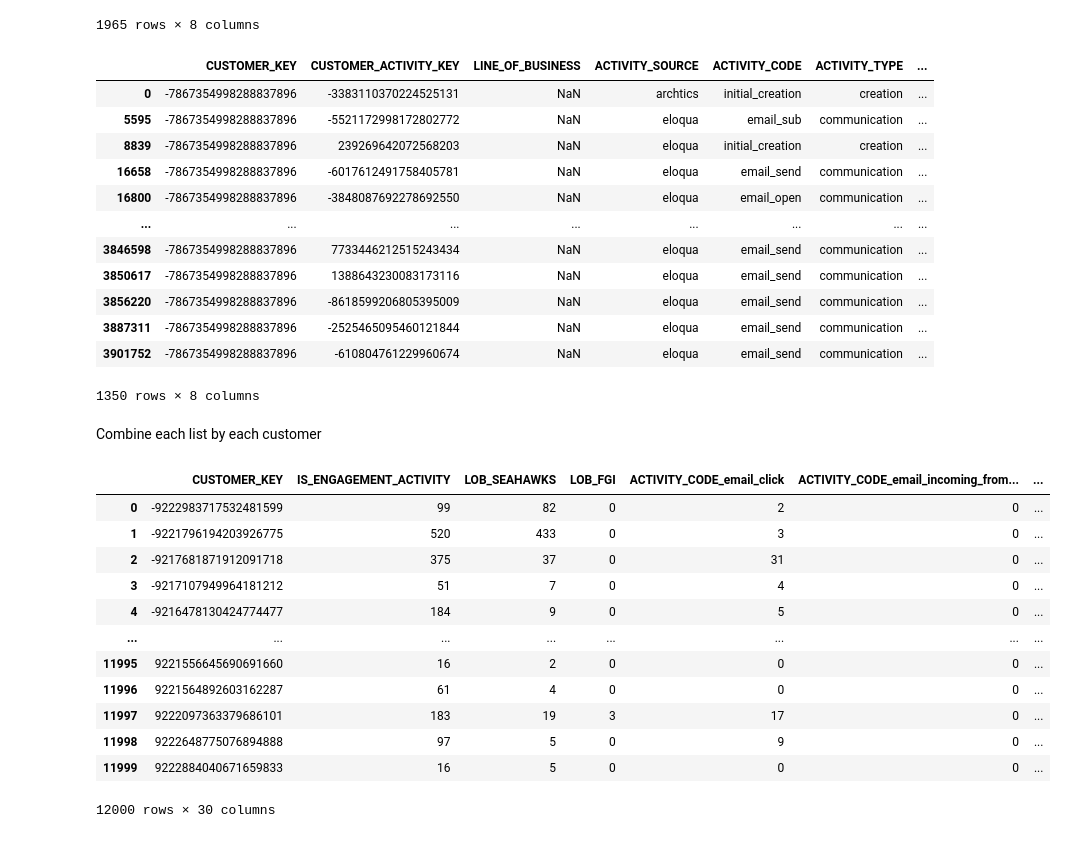
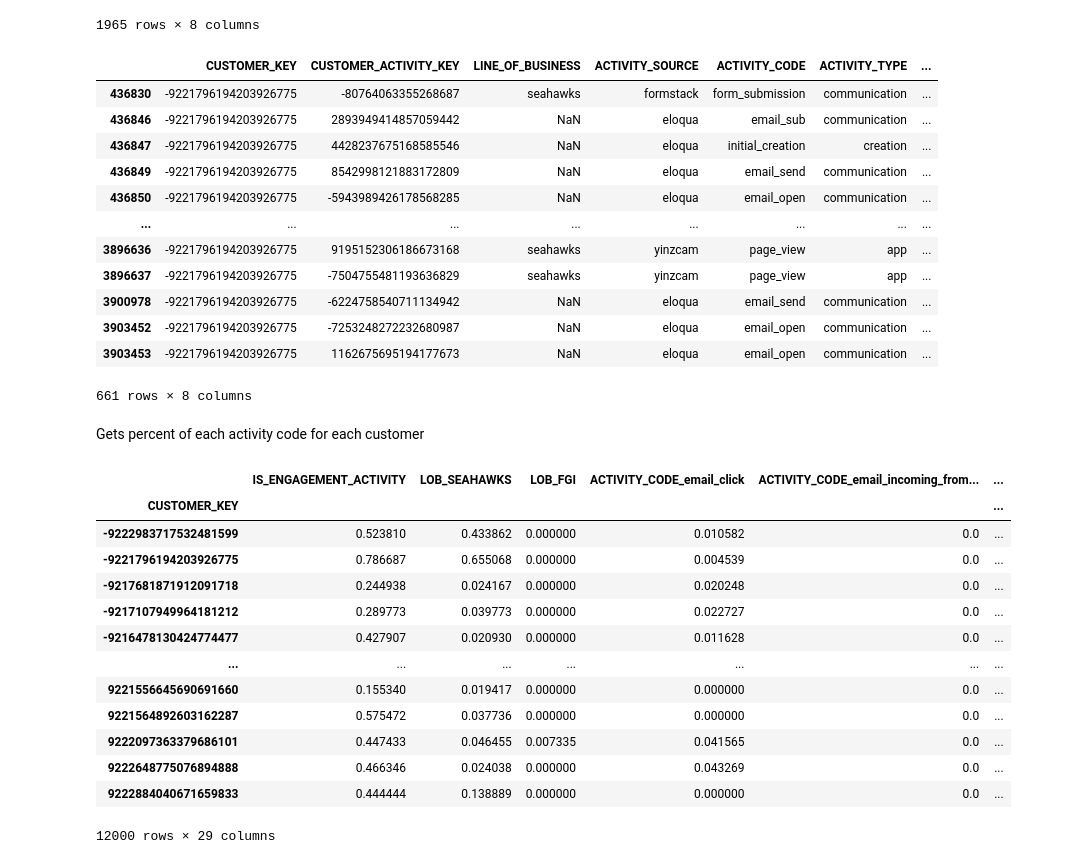
Before and after one commit to ddchamber/Seahawks, a Jupyter notebook: Data_Overview.ipynb, the cells around one changed output. Saved outputs shown, nothing was run; the diff lists cells and outputs as text; code cells hidden in the pictures.

Commit message:
standardized

```diff
--- a/Data_Overview.ipynb
+++ b/Data_Overview.ipynb
@@ -588,49 +588,54 @@ bp_member1
 | 1115850 | -2088124723136293548 | -7719541292943807324 | NaN | eloqua | email_send | communication | ... |
 1965 rows × 8 columns
 # %%
-stnl_member1 = stnl[stnl["CUSTOMER_KEY"] == -7867354998288837896]
+stnl_member1 = stnl[stnl["CUSTOMER_KEY"] == -9221796194203926775]
 stnl_member1
 # %% [output]
 |  | CUSTOMER_KEY | CUSTOMER_ACTIVITY_KEY | LINE_OF_BUSINESS | ACTIVITY_SOURCE | ACTIVITY_CODE | ACTIVITY_TYPE | ... |
-| 0 | -7867354998288837896 | -3383110370224525131 | NaN | archtics | initial_creation | creation | ... |
-| 5595 | -7867354998288837896 | -5521172998172802772 | NaN | eloqua | email_sub | communication | ... |
-| 8839 | -7867354998288837896 | 239269642072568203 | NaN | eloqua | initial_creation | creation | ... |
-| 16658 | -7867354998288837896 | -6017612491758405781 | NaN | eloqua | email_send | communication | ... |
-| 16800 | -7867354998288837896 | -3848087692278692550 | NaN | eloqua | email_open | communication | ... |
+| 436830 | -9221796194203926775 | -80764063355268687 | seahawks | formstack | form_submission | communication | ... |
+| 436846 | -9221796194203926775 | 2893949414857059442 | NaN | eloqua | email_sub | communication | ... |
+| 436847 | -9221796194203926775 | 4428237675168585546 | NaN | eloqua | initial_creation | creation | ... |
+| 436849 | -9221796194203926775 | 8542998121883172809 | NaN | eloqua | email_send | communication | ... |
+| 436850 | -9221796194203926775 | -5943989426178568285 | NaN | eloqua | email_open | communication | ... |
 | ... | ... | ... | ... | ... | ... | ... | ... |
-| 3846598 | -7867354998288837896 | 7733446212515243434 | NaN | eloqua | email_send | communication | ... |
-| 3850617 | -7867354998288837896 | 1388643230083173116 | NaN | eloqua | email_send | communication | ... |
-| 3856220 | -7867354998288837896 | -8618599206805395009 | NaN | eloqua | email_send | communication | ... |
-| 3887311 | -7867354998288837896 | -2525465095460121844 | NaN | eloqua | email_send | communication | ... |
-| 3901752 | -7867354998288837896 | -610804761229960674 | NaN | eloqua | email_send | communication | ... |
+| 3896636 | -9221796194203926775 | 9195152306186673168 | seahawks | yinzcam | page_view | app | ... |
+| 3896637 | -9221796194203926775 | -7504755481193636829 | seahawks | yinzcam | page_view | app | ... |
+| 3900978 | -9221796194203926775 | -6224758540711134942 | NaN | eloqua | email_send | communication | ... |
+| 3903452 | -9221796194203926775 | -7253248272232680987 | NaN | eloqua | email_open | communication | ... |
+| 3903453 | -9221796194203926775 | 1162675695194177673 | NaN | eloqua | email_open | communication | ... |
-1350 rows × 8 columns
+661 rows × 8 columns
-# %% [markdown]
-Combine each list by each customer
+# %% [markdown]
+Gets percent of each activity code for each customer
 # %%
-# Create copy to manipulate by removing avtivity key
+# Create copy to manipulate by removing activity key
 stnl_copy = stnl.copy()
 # Make dummy variables for LOB only counting non NaNs
 stnl_copy['LOB_SEAHAWKS'] = stnl_copy['LINE_OF_BUSINESS'] == "seahawks"
 stnl_copy['LOB_FGI'] = stnl_copy['LINE_OF_BUSINESS'] == "fgi"
 # Drop unneeded columns
 stnl_dropped = stnl_copy.drop(columns=['CUSTOMER_ACTIVITY_KEY','ACTIVITY_SOURCE','ACTIVITY_TYPE','ACTIVITY_DATETIME','LINE_OF_BUSINESS'])
 # Create dummy variables for AC into 1's and 0's
 stnl_dummy_code = pd.get_dummies(stnl_dropped, columns=['ACTIVITY_CODE'], drop_first=True)
 stnl_dummy_code = stnl_dummy_code.astype(int)
 # Group by indiv customer by summing unique activity codes
-stnl_grouped = stnl_dummy_code.groupby('CUSTOMER_KEY').sum().reset_index()
+stnl_grouped = stnl_dummy_code.groupby('CUSTOMER_KEY').sum()
+# Divide the summed values by the Row_Count for each customer to standardize
+row_counts = stnl_dummy_code.groupby('CUSTOMER_KEY').size()
+stnl_grouped = stnl_grouped.div(row_counts, axis=0)
+
 stnl_grouped
 # %% [output]
-|  | CUSTOMER_KEY | IS_ENGAGEMENT_ACTIVITY | LOB_SEAHAWKS | LOB_FGI | ACTIVITY_CODE_email_click | ACTIVITY_CODE_email_incoming_from... | ... |
-| 0 | -9222983717532481599 | 99 | 82 | 0 | 2 | 0 | ... |
-| 1 | -9221796194203926775 | 520 | 433 | 0 | 3 | 0 | ... |
-| 2 | -9217681871912091718 | 375 | 37 | 0 | 31 | 0 | ... |
-| 3 | -9217107949964181212 | 51 | 7 | 0 | 4 | 0 | ... |
-| 4 | -9216478130424774477 | 184 | 9 | 0 | 5 | 0 | ... |
-| ... | ... | ... | ... | ... | ... | ... | ... |
-| 11995 | 9221556645690691660 | 16 | 2 | 0 | 0 | 0 | ... |
-| 11996 | 9221564892603162287 | 61 | 4 | 0 | 0 | 0 | ... |
-| 11997 | 9222097363379686101 | 183 | 19 | 3 | 17 | 0 | ... |
-| 11998 | 9222648775076894888 | 97 | 5 | 0 | 9 | 0 | ... |
-| 11999 | 9222884040671659833 | 16 | 5 | 0 | 0 | 0 | ... |
+|  | IS_ENGAGEMENT_ACTIVITY | LOB_SEAHAWKS | LOB_FGI | ACTIVITY_CODE_email_click | ACTIVITY_CODE_email_incoming_from... | ... |
+| CUSTOMER_KEY |  |  |  |  |  | ... |
+| -9222983717532481599 | 0.523810 | 0.433862 | 0.000000 | 0.010582 | 0.0 | ... |
+| -9221796194203926775 | 0.786687 | 0.655068 | 0.000000 | 0.004539 | 0.0 | ... |
+| -9217681871912091718 | 0.244938 | 0.024167 | 0.000000 | 0.020248 | 0.0 | ... |
+| -9217107949964181212 | 0.289773 | 0.039773 | 0.000000 | 0.022727 | 0.0 | ... |
+| -9216478130424774477 | 0.427907 | 0.020930 | 0.000000 | 0.011628 | 0.0 | ... |
+| ... | ... | ... | ... | ... | ... | ... |
+| 9221556645690691660 | 0.155340 | 0.019417 | 0.000000 | 0.000000 | 0.0 | ... |
+| 9221564892603162287 | 0.575472 | 0.037736 | 0.000000 | 0.000000 | 0.0 | ... |
+| 9222097363379686101 | 0.447433 | 0.046455 | 0.007335 | 0.041565 | 0.0 | ... |
+| 9222648775076894888 | 0.466346 | 0.024038 | 0.000000 | 0.043269 | 0.0 | ... |
+| 9222884040671659833 | 0.444444 | 0.138889 | 0.000000 | 0.000000 | 0.0 | ... |
-12000 rows × 30 columns
+12000 rows × 29 columns
```
